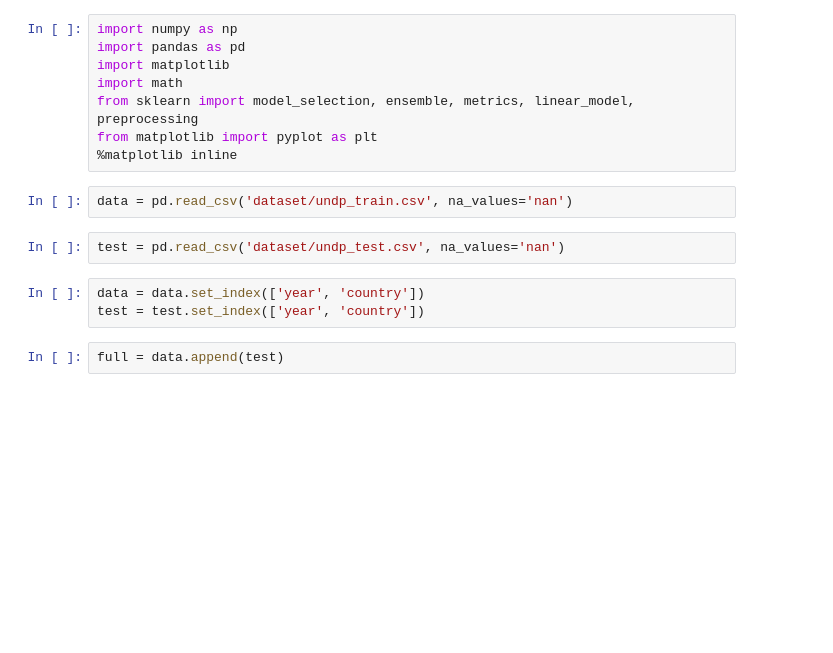
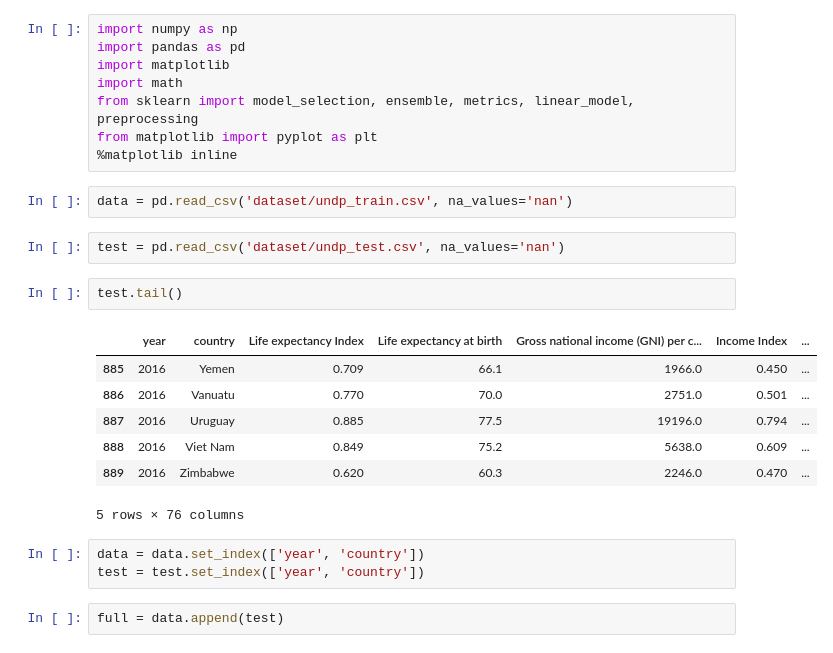
Before and after one commit to D1nay/prohack2020, a Jupyter notebook: Attempt_1.ipynb, the cells around one changed output. Cells and saved outputs as stored; diff of their text form; blank space fills up the shorter version.

```diff
--- a/Attempt_1.ipynb
+++ b/Attempt_1.ipynb
@@ -17,6 +17,16 @@ from matplotlib import pyplot as plt
 data = pd.read_csv('dataset/undp_train.csv', na_values='nan')
 # %%
 test = pd.read_csv('dataset/undp_test.csv', na_values='nan')
+# %%
+test.tail()
+# %% [output]
+|  | year | country | Life expectancy Index | Life expectancy at birth | Gross national income (GNI) per c... | Income Index | ... |
+| 885 | 2016 | Yemen | 0.709 | 66.1 | 1966.0 | 0.450 | ... |
+| 886 | 2016 | Vanuatu | 0.770 | 70.0 | 2751.0 | 0.501 | ... |
+| 887 | 2016 | Uruguay | 0.885 | 77.5 | 19196.0 | 0.794 | ... |
+| 888 | 2016 | Viet Nam | 0.849 | 75.2 | 5638.0 | 0.609 | ... |
+| 889 | 2016 | Zimbabwe | 0.620 | 60.3 | 2246.0 | 0.470 | ... |
+5 rows × 76 columns
 # %%
 data = data.set_index(['year', 'country'])
 test = test.set_index(['year', 'country'])
```
Also changed, not shown: parts of 20 cells of this notebook, 4 other files.
